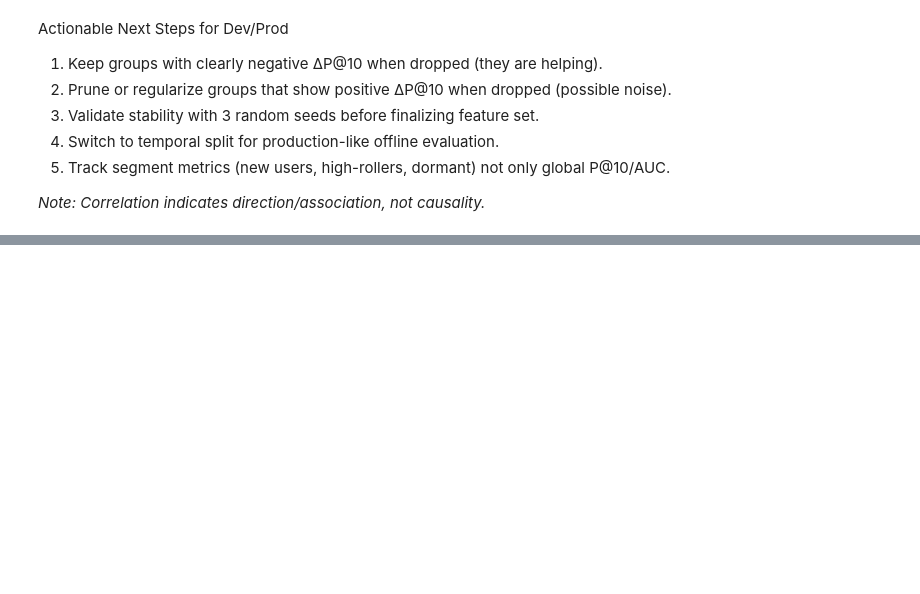
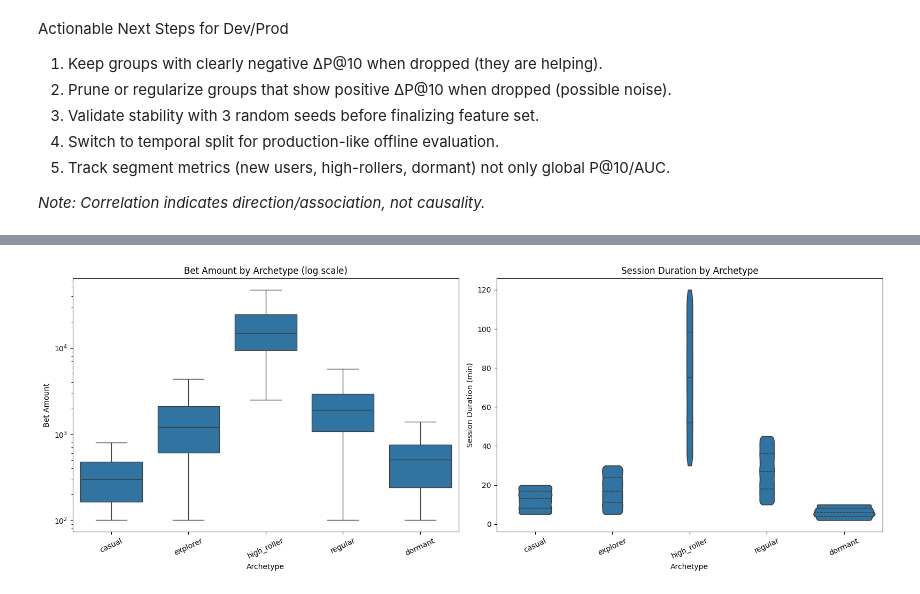
Before and after one commit to AyushDubeyaquagaming/Hybrid-RecSys, a Jupyter notebook: lightfm/recsys.ipynb, the cells around one changed output, grey strips where cells are left out. Saved outputs shown, nothing was run; the diff lists cells and outputs as text; code cells hidden in the pictures; blank space fills up the shorter version.

```diff
--- a/lightfm/recsys.ipynb
+++ b/lightfm/recsys.ipynb
@@ -1114,0 +1191,37 @@ Actionable Next Steps for Dev/Prod
+# %%
+# CELL 9.3 — Bet size and session-duration distributions by archetype
+
+seg_df = transactions_df.merge(users_df[['userId', 'archetype']], on='userId', how='left')
+
+fig, axes = plt.subplots(1, 2, figsize=(16, 6))
+
+sns.boxplot(
+    data=seg_df,
+    x='archetype',
+    y='betAmount',
+    showfliers=False,
+    ax=axes[0]
+)
+axes[0].set_yscale('log')
+axes[0].set_title('Bet Amount by Archetype (log scale)')
+axes[0].set_xlabel('Archetype')
+axes[0].set_ylabel('Bet Amount')
+axes[0].tick_params(axis='x', rotation=25)
+
+sns.violinplot(
+    data=seg_df,
+    x='archetype',
+    y='sessionDuration',
+    inner='quartile',
+    cut=0,
+    ax=axes[1]
+)
+axes[1].set_title('Session Duration by Archetype')
+axes[1].set_xlabel('Archetype')
+axes[1].set_ylabel('Session Duration (min)')
+axes[1].tick_params(axis='x', rotation=25)
+
+plt.tight_layout()
+plt.show()
+# %% [output]
+[figure, added]
```
Also changed, not shown: parts of 7 cells of this notebook.
